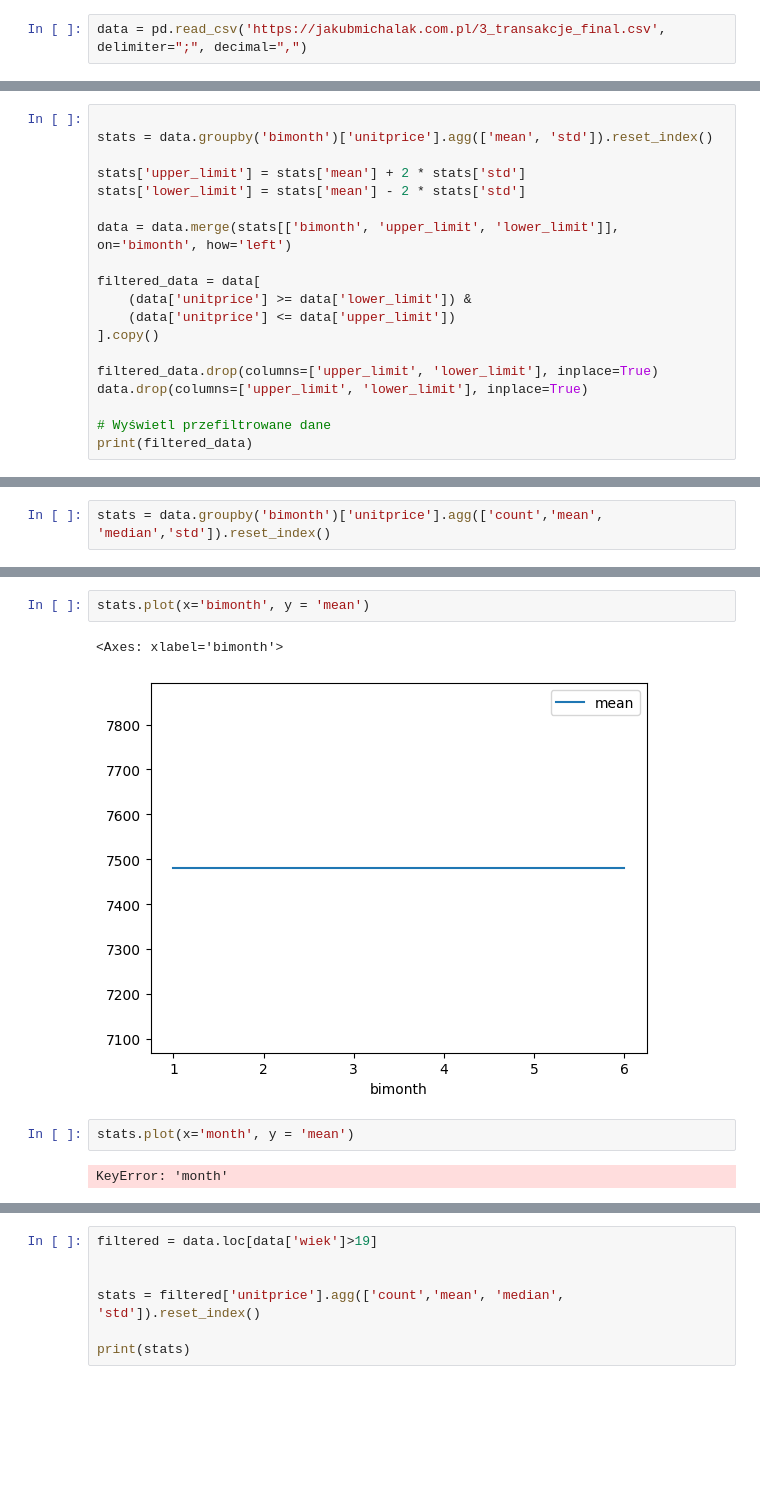
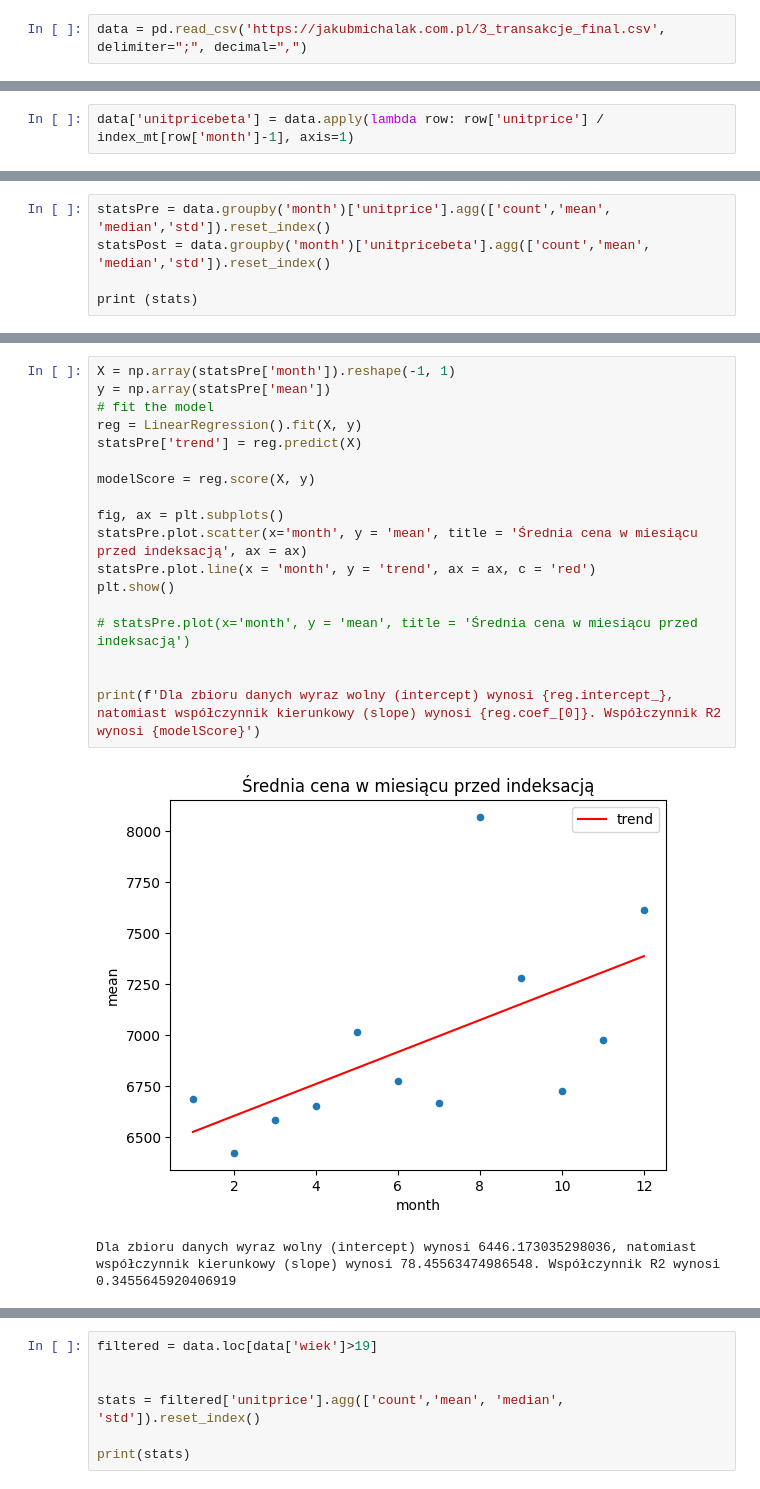
Before and after one commit to jkb-mchlk/jkb-mchlk, a Jupyter notebook: szkolenie_projekt.ipynb, the cells around one changed output, grey strips where cells are left out. Drawn from its saved outputs; the diff is of its cells as text; blank space fills up the shorter version.

```diff
--- a/szkolenie_projekt.ipynb
+++ b/szkolenie_projekt.ipynb
@@ -151,19 +173,0 @@ KeyError: 1
-# %%
-
-stats = data.groupby('bimonth')['unitprice'].agg(['mean', 'std']).reset_index()
-
-stats['upper_limit'] = stats['mean'] + 2 * stats['std']
-stats['lower_limit'] = stats['mean'] - 2 * stats['std']
-
-data = data.merge(stats[['bimonth', 'upper_limit', 'lower_limit']], on='bimonth', how='left')
-
-filtered_data = data[
-    (data['unitprice'] >= data['lower_limit']) &
-    (data['unitprice'] <= data['upper_limit'])
-].copy()
-
-filtered_data.drop(columns=['upper_limit', 'lower_limit'], inplace=True)
-data.drop(columns=['upper_limit', 'lower_limit'], inplace=True)
-
-# Wyświetl przefiltrowane dane
-print(filtered_data)
@@ -247,0 +189,2 @@ data
+# %%
+data['unitpricebeta'] = data.apply(lambda row: row['unitprice'] / index_mt[row['month']-1], axis=1)
@@ -248,2 +217,5 @@ data
 # %%
-stats = data.groupby('bimonth')['unitprice'].agg(['count','mean', 'median','std']).reset_index()
+statsPre = data.groupby('month')['unitprice'].agg(['count','mean', 'median','std']).reset_index()
+statsPost = data.groupby('month')['unitpricebeta'].agg(['count','mean', 'median','std']).reset_index()
+
+print (stats)
@@ -278,9 +236,21 @@ stats
-# %%
-stats.plot(x='bimonth', y = 'mean')
-# %% [output]
-<Axes: xlabel='bimonth'>
-[figure, removed]
-# %%
-stats.plot(x='month', y = 'mean')
-# %% [output]
-KeyError: 'month'
+# %%
+X = np.array(statsPre['month']).reshape(-1, 1)
+y = np.array(statsPre['mean'])
+# fit the model
+reg = LinearRegression().fit(X, y)
+statsPre['trend'] = reg.predict(X)
+
+modelScore = reg.score(X, y)
+
+fig, ax = plt.subplots()
+statsPre.plot.scatter(x='month', y = 'mean', title = 'Średnia cena w miesiącu przed indeksacją', ax = ax)
+statsPre.plot.line(x = 'month', y = 'trend', ax = ax, c = 'red')
+plt.show()
+
+# statsPre.plot(x='month', y = 'mean', title = 'Średnia cena w miesiącu przed indeksacją')
+
+
+print(f'Dla zbioru danych wyraz wolny (intercept) wynosi {reg.intercept_}, natomiast współczynnik kierunkowy (slope) wynosi {reg.coef_[0]}. Współczynnik R2 wynosi {modelScore}')
+# %% [output]
+[figure, added]
+Dla zbioru danych wyraz wolny (intercept) wynosi 6446.173035298036, natomiast współczynnik kierunkowy (slope) wynosi 78.45563474986548. Współczynnik R2 wynosi 0.3455645920406919
```
Also changed, not shown: parts of 26 cells of this notebook.
